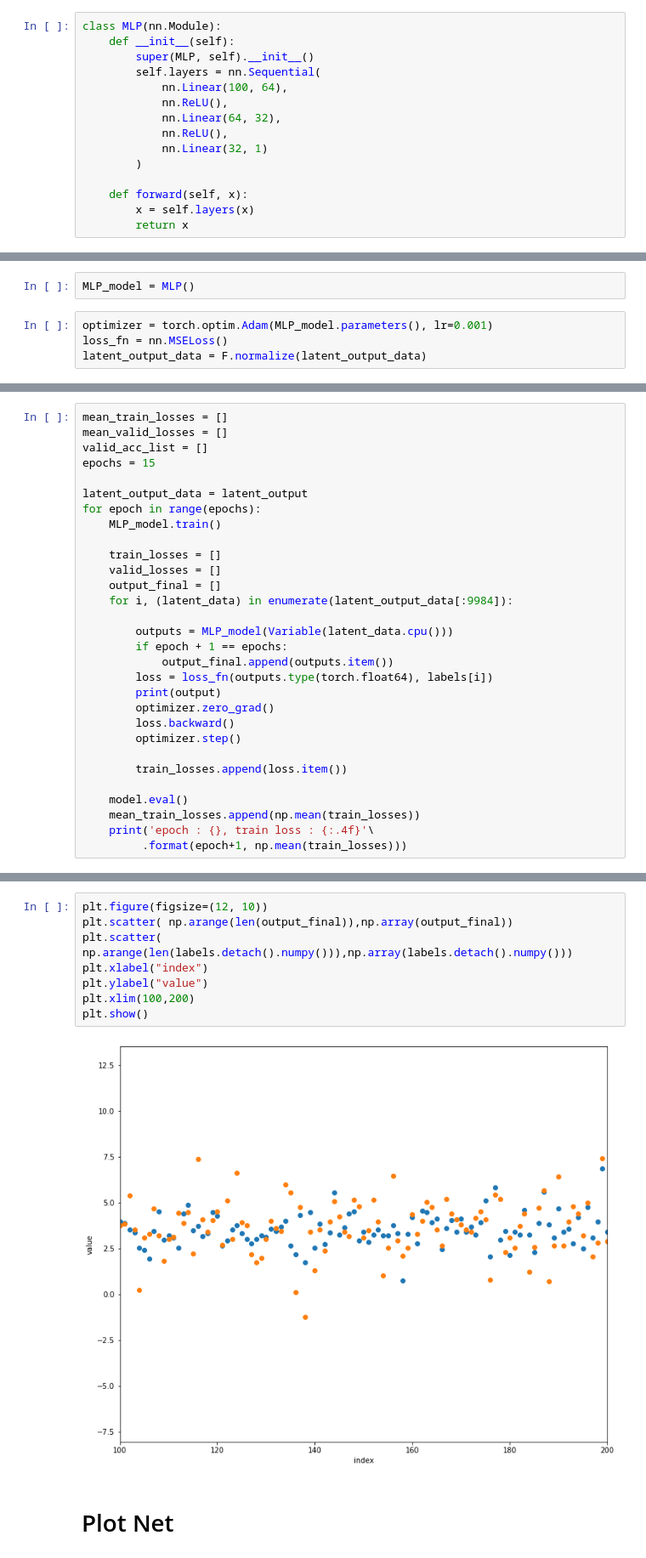
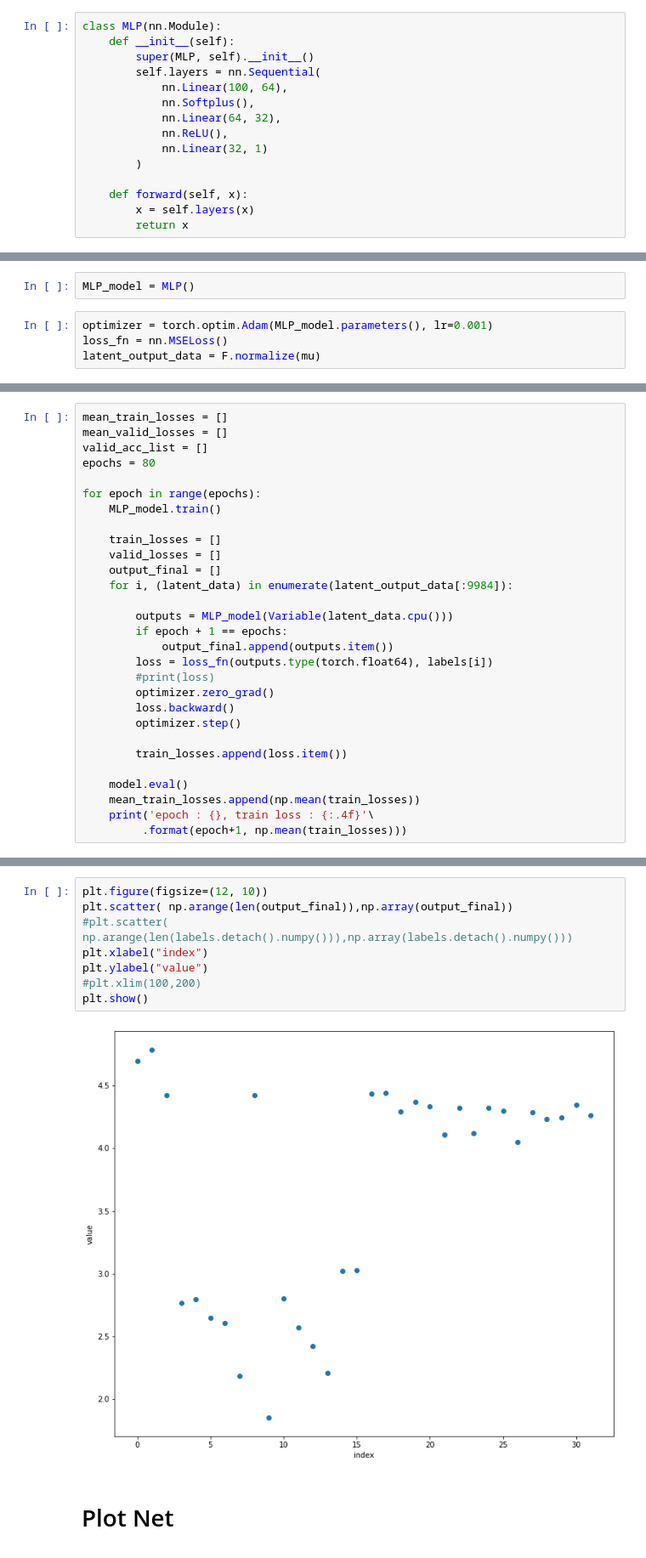
Before and after one commit to panukorn17/drug_discovery_models, a Jupyter notebook: fragment-based-dgm/Latent Space Optimisation.ipynb, the cells around one changed output, grey strips where cells are left out. Shown at 85% size. Saved outputs shown, nothing was run; the diff lists cells and outputs as text.

```diff
--- a/fragment-based-dgm/Latent Space Optimisation.ipynb
+++ b/fragment-based-dgm/Latent Space Optimisation.ipynb
@@ -316,7 +316,7 @@ class MLP(nn.Module):
         super(MLP, self).__init__()
         self.layers = nn.Sequential(
             nn.Linear(100, 64),
-            nn.ReLU(),
+            nn.Softplus(),
             nn.Linear(64, 32),
             nn.ReLU(),
             nn.Linear(32, 1)
@@ -334,4 +334,4 @@ MLP_model = MLP()
 # %%
 optimizer = torch.optim.Adam(MLP_model.parameters(), lr=0.001)
 loss_fn = nn.MSELoss()
-latent_output_data = F.normalize(latent_output_data)
+latent_output_data = F.normalize(mu)
@@ -339,9 +356,8 @@ latent_output_data = F.normalize(latent_output_data)
 mean_train_losses = []
 mean_valid_losses = []
 valid_acc_list = []
-epochs = 15
+epochs = 80
 
-latent_output_data = latent_output
 for epoch in range(epochs):
     MLP_model.train()
 
@@ -354,7 +370,7 @@ for epoch in range(epochs):
         if epoch + 1 == epochs:
             output_final.append(outputs.item())
         loss = loss_fn(outputs.type(torch.float64), labels[i])
-        print(output)
+        #print(loss)
         optimizer.zero_grad()
         loss.backward()
         optimizer.step()
@@ -403,13 +402,13 @@ tensor([[-7.0019e-37,  4.5650e-41, -7.0019e-37,  ...,  5.0447e-44,
 # %%
 plt.figure(figsize=(12, 10))
 plt.scatter( np.arange(len(output_final)),np.array(output_final))
-plt.scatter( np.arange(len(labels.detach().numpy())),np.array(labels.detach().numpy()))
+#plt.scatter( np.arange(len(labels.detach().numpy())),np.array(labels.detach().numpy()))
 plt.xlabel("index")
 plt.ylabel("value")
-plt.xlim(100,200)
+#plt.xlim(100,200)
 plt.show()
 # %% [output]
-[figure, old version]
+[figure, new version]
 # %% [markdown]
 # Plot Net
 # %%
```
Also changed, not shown: parts of 5 cells of this notebook, 1 other file.
